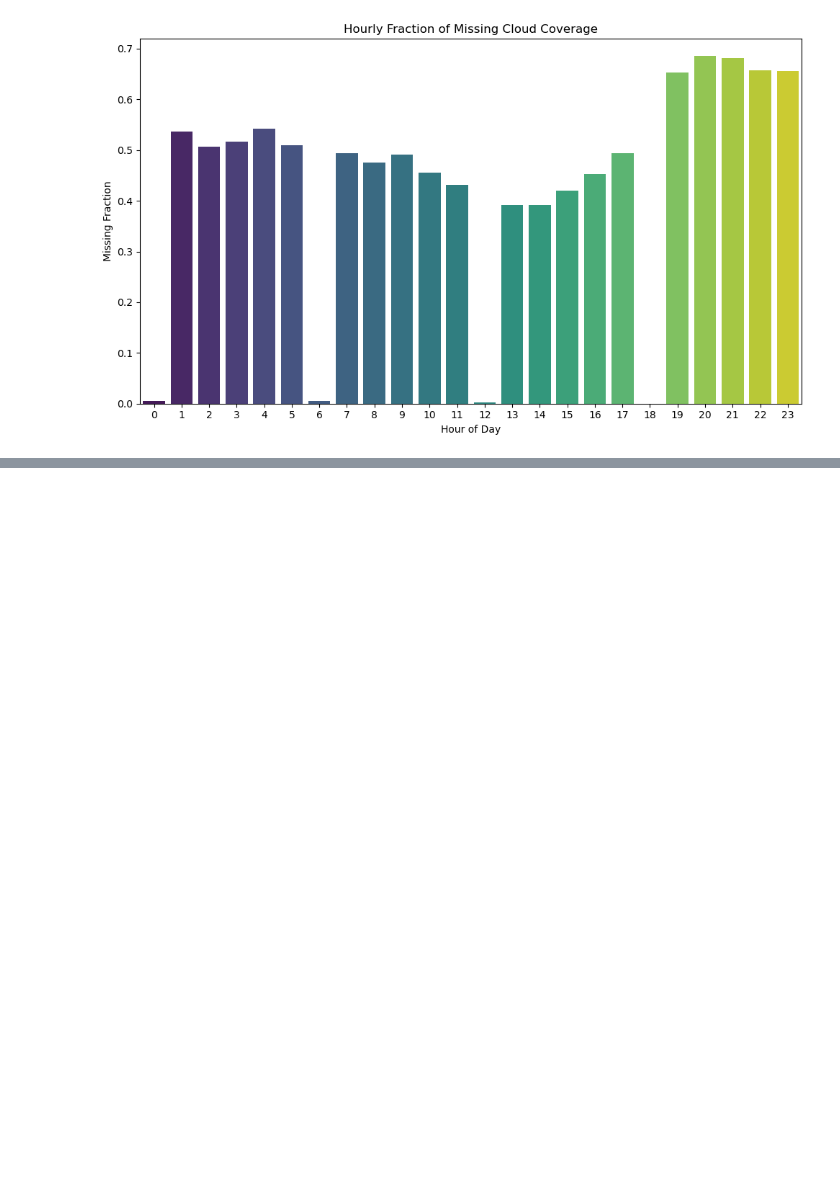
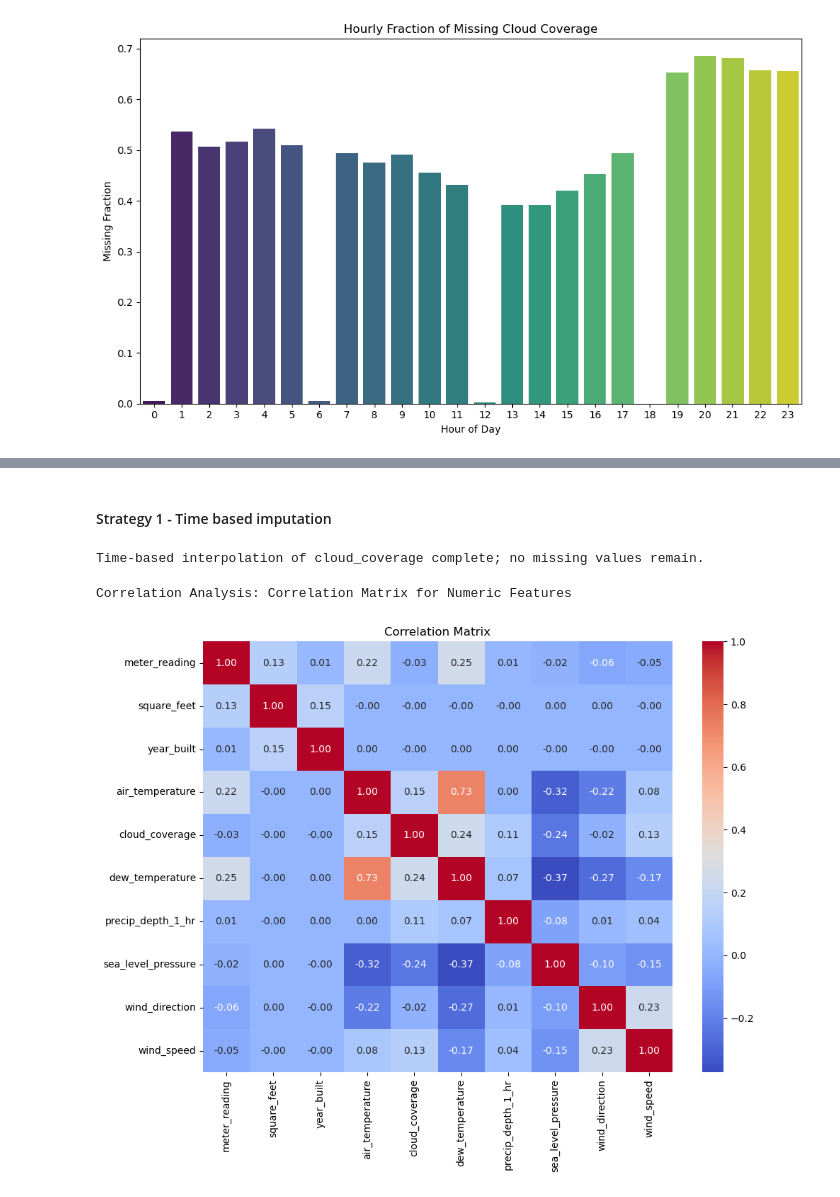
Before and after one commit to ss7172/MLforClimate, a Jupyter notebook: eda.ipynb, the cells around one changed output, grey strips where cells are left out. Drawn from its saved outputs; the diff is of its cells as text; code cells hidden in the pictures; blank space fills up the shorter version.

Commit message:
implemented two strategies for cloud coverage

```diff
--- a/eda.ipynb
+++ b/eda.ipynb
@@ -184,7 +184,7 @@ from sklearn.compose import ColumnTransformer
 minimal_cols = ['air_temperature', 'dew_temperature', 'precip_depth_1_hr']
 moderate_cols = ['sea_level_pressure', 'wind_direction']
 
-minimal_imputer = SimpleImputer(strategy='median')
+minimal_imputer = SimpleImputer(strategy='mean')
 moderate_imputer = SimpleImputer(strategy='median')
 
 preprocessor = ColumnTransformer(
@@ -463,0 +475,34 @@ Passing `palette` without assigning `hue` is deprecated and will be removed in v
+# %% [markdown]
+#### Strategy 1 - Time based imputation
+# %%
+def time_interpolate_building(group):
+    group = group.set_index('timestamp')
+    group['cloud_coverage'] = group['cloud_coverage'].interpolate(method='polynomial', limit_direction='both', order=10, limit = 20)
+    group['cloud_coverage'] = group['cloud_coverage'].ffill().bfill()
+    return group.reset_index()
+# %%
+df_sorted = df_transformed.sort_values(by=['building_id', 'timestamp']).copy()
+df_time_imputed = df_sorted.groupby('building_id', group_keys=False).apply(time_interpolate_building)
+# %%
+if df_time_imputed['cloud_coverage'].isnull().any():
+    print("Warning: Some cloud_coverage values are still missing after time-based interpolation.")
+else:
+    print("Time-based interpolation of cloud_coverage complete; no missing values remain.")
+# %% [output]
+Time-based interpolation of cloud_coverage complete; no missing values remain.
+# %%
+print("Correlation Analysis: Correlation Matrix for Numeric Features")
+numeric_cols = ['meter_reading', 'square_feet', 'year_built', 'air_temperature', 'cloud_coverage',
+                'dew_temperature', 'precip_depth_1_hr', 'sea_level_pressure',
+                'wind_direction', 'wind_speed']
+corr_matrix = df_time_imputed[numeric_cols].corr()
+
+plt.figure(figsize=(10, 8))
+sns.heatmap(corr_matrix, annot=True, cmap='coolwarm', fmt=".2f")
+plt.title('Correlation Matrix')
+plt.tight_layout()
+plt.savefig('correlation_matrix_after_time_imputed_cloudcoverage.png')
+plt.show()
+# %% [output]
+Correlation Analysis: Correlation Matrix for Numeric Features
+[figure, added]
```
Also changed, not shown: parts of 6 cells of this notebook, 3 other files.
